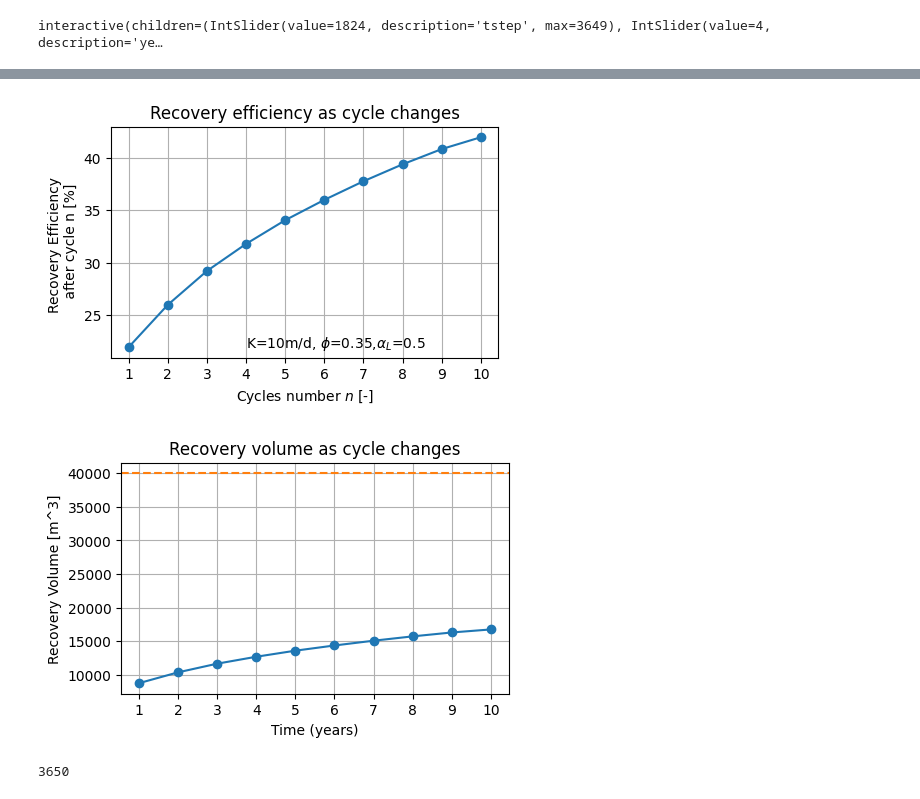
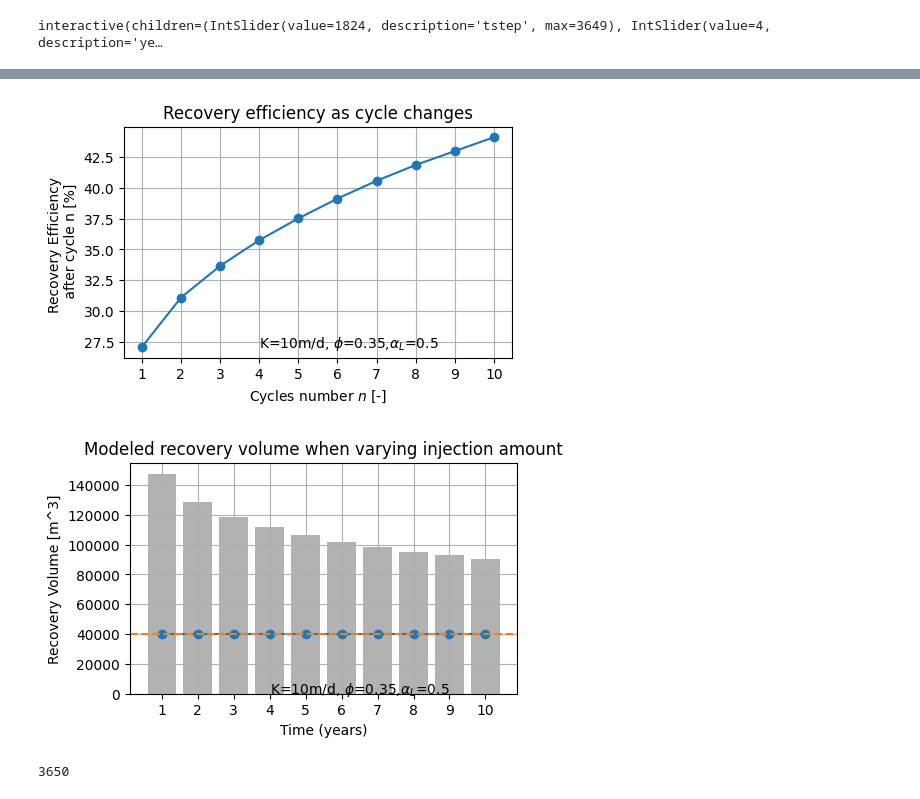
Before and after one commit to Daafip/design-ASR-CEGM2006, a Jupyter notebook: Model/6. adjust_injection_scheme_buoy_ml .ipynb, the cells around one changed output, grey strips where cells are left out. Saved outputs shown, nothing was run; the diff lists cells and outputs as text; code cells hidden in the pictures.

```diff
--- a/Model/6. adjust_injection_scheme_buoy_ml .ipynb
+++ b/Model/6. adjust_injection_scheme_buoy_ml .ipynb
@@ -113,7 +113,7 @@ npor = 0.35 # porosity, generally 0.25- 0.5
 
 # flow
 
-# Q_out = Q_tot/d_extrating # extraction rate, m^3/d
+Q_out = Q_tot/d_extrating # extraction rate, m^3/d
 Q_in = Q_tot / (d_injecting)# injection rate m^3/d
 
 # transport
@@ -409,5 +441 @@ plt.savefig(rf'figures\difference_in_total_mass_balance_for_{nlay}_layers.png',b
-# %%
-climit = 1 # limit concentration, g/L
-t_begin_index = nstepin
-t_end_index = len(times)
 # %%
@@ -558,0 +587,3 @@ time_break_lst
+# %%
+Q_tot = [Q_in_best[i] * rec_eff_lst[i] / 100 * d_injecting for i in range(len(rec_eff_lst))]
+Q_injected_total = [Q_in_best[i] * d_injecting for i in range(len(rec_eff_lst))]
@@ -561,7 +605,7 @@ time_break_lst
 #     run_contour(time, index)
 #     plt.title(f'{index+1}')
 # %%
-fname = r"figures/recovery_eff_cycles.png"
+fname = r"figures/recovery_eff_cycles_adj.png"
 if run:
     cycle_n_arr = np.array(cycle_n) + 1
     plt.plot(cycle_n_arr,rec_eff_lst,marker="o")
@@ -578,29 +622,30 @@ else:
     ax.imshow(img)
     ax.axis("off")
 # %% [output]
-[figure, old version]
+[figure, new version]
 # %%
-fname = r"figures/recovery_Q_cycles.png"
+fname = r"figures/recovery_Q_cycles_adj.png"
 # run = True
 if run:
     cycle_n_arr = np.array(cycle_n) + 1
     rec_eff_arr = np.array(rec_eff_lst)
-    plt.plot(cycle_n_arr,rec_eff_arr*Q_tot/100,marker="o")
+    plt.plot(cycle_n_arr,Q_tot ,marker="o")
+    plt.bar(cycle_n_arr,Q_injected_total,color="k",alpha=0.3,zorder=-1, label="Injection volume")
     plt.axhline(Q_d,ls="--",color="C1",label="Design production volume")
     plt.ylabel("Recovery Volume [m^3]")
     plt.xlabel(r"Time (years)")
-    plt.title(r"Recovery volume as cycle changes")
+    plt.title(r"Modeled recovery volume when varying injection amount")
     plt.annotate(fr'K={k}m/d, $\phi$={npor},$\alpha_L$={alphaL}',(4,rec_eff_lst[0]))
     plt.xticks(ticks=cycle_n_arr)
     plt.grid()
     plt.savefig(fname,bbox_inches="tight")
 else:
     img = matplotlib.image.imread(fname)
     fig, ax = plt.subplots()
     ax.imshow(img)
     ax.axis("off")
 # %% [output]
-[figure, old version]
+[figure, new version]
 # %%
 len(times)
 # %% [output]
```
Also changed, not shown: parts of 32 cells of this notebook, 9 other files.
